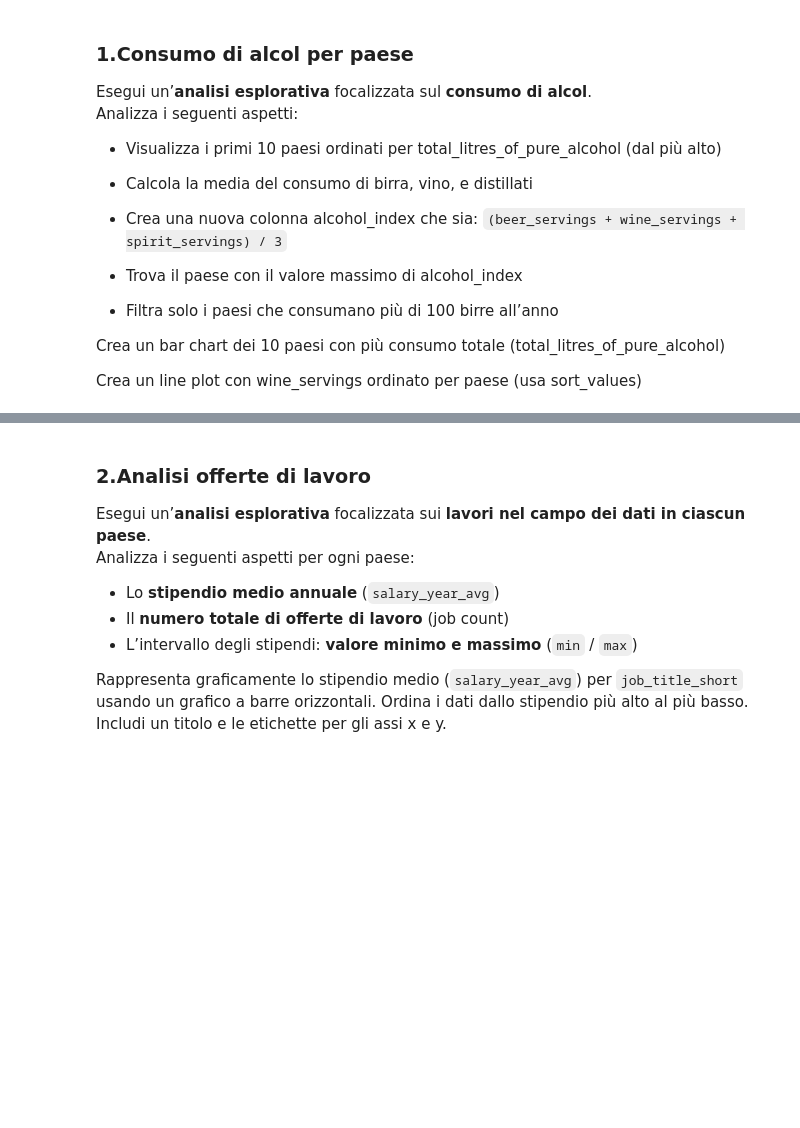
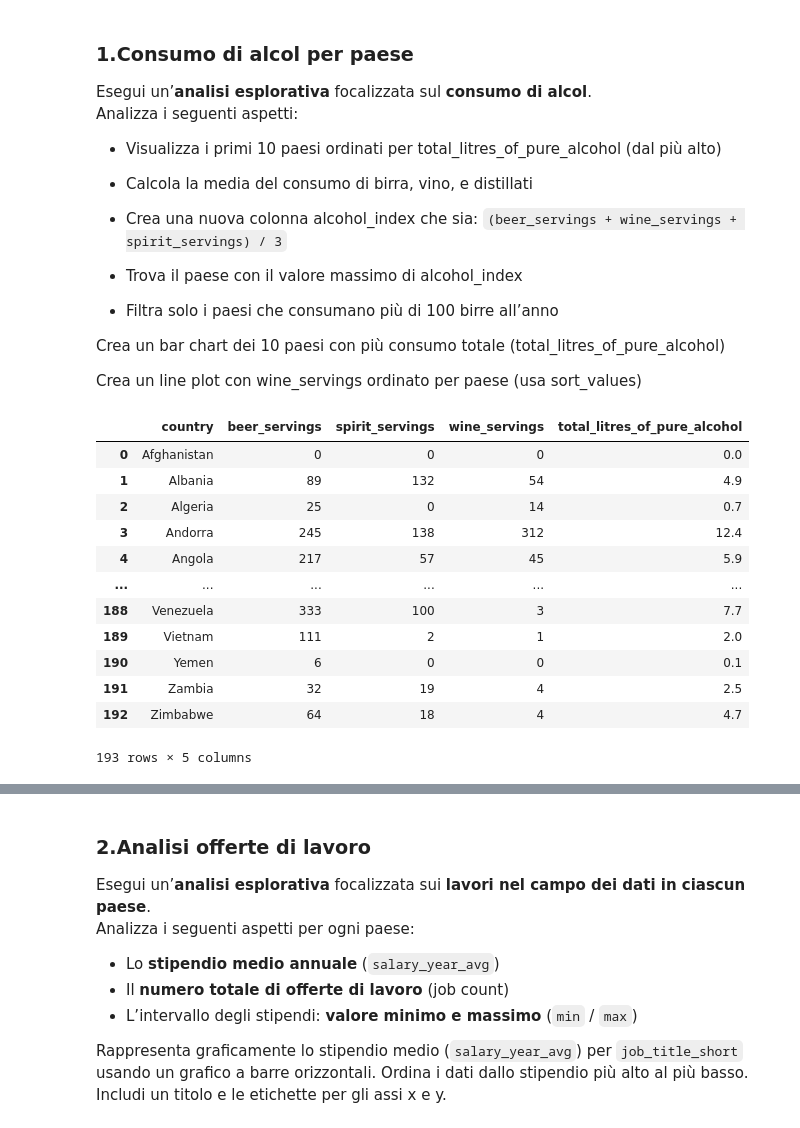
Before and after one commit to sanfix203/esercizi_ProgrammingLabII, a Jupyter notebook: 3_Esercizi_lez_3.ipynb, the cells around one changed output, grey strips where cells are left out. Drawn from its saved outputs; the diff is of its cells as text; code cells hidden in the pictures; blank space fills up the shorter version.

```diff
--- a/3_Esercizi_lez_3.ipynb
+++ b/3_Esercizi_lez_3.ipynb
@@ -18,10 +18,33 @@ Crea un line plot con wine_servings ordinato per paese (usa sort_values)
 # %%
 # Lettura del dataset
 import pandas as pd
 from sys import exit
+
+METHOD = "local"
+
 try:
-    df = pd.read_csv("https://raw.githubusercontent.com/fivethirtyeight/data/master/alcohol-consumption/drinks.csv")
+    if METHOD == "local":
+        # A volte in uni non prende eduroam.....
+        df = pd.read_csv("local/alcohol.csv")
+    elif METHOD == "remote":
+        df = pd.read_csv("https://raw.githubusercontent.com/fivethirtyeight/data/master/alcohol-consumption/drinks.csv")
+    else:
+        exit("Error: Invalid method")
 except Exception as e:
     exit("Error: " + str(e))
 df
+# %% [output]
+|  | country | beer_servings | spirit_servings | wine_servings | total_litres_of_pure_alcohol |
+| 0 | Afghanistan | 0 | 0 | 0 | 0.0 |
+| 1 | Albania | 89 | 132 | 54 | 4.9 |
+| 2 | Algeria | 25 | 0 | 14 | 0.7 |
+| 3 | Andorra | 245 | 138 | 312 | 12.4 |
+| 4 | Angola | 217 | 57 | 45 | 5.9 |
+| ... | ... | ... | ... | ... | ... |
+| 188 | Venezuela | 333 | 100 | 3 | 7.7 |
+| 189 | Vietnam | 111 | 2 | 1 | 2.0 |
+| 190 | Yemen | 6 | 0 | 0 | 0.1 |
+| 191 | Zambia | 32 | 19 | 4 | 2.5 |
+| 192 | Zimbabwe | 64 | 18 | 4 | 4.7 |
+193 rows × 5 columns
 # %%
```
Also changed, not shown: parts of 14 cells of this notebook, 1 other file.
